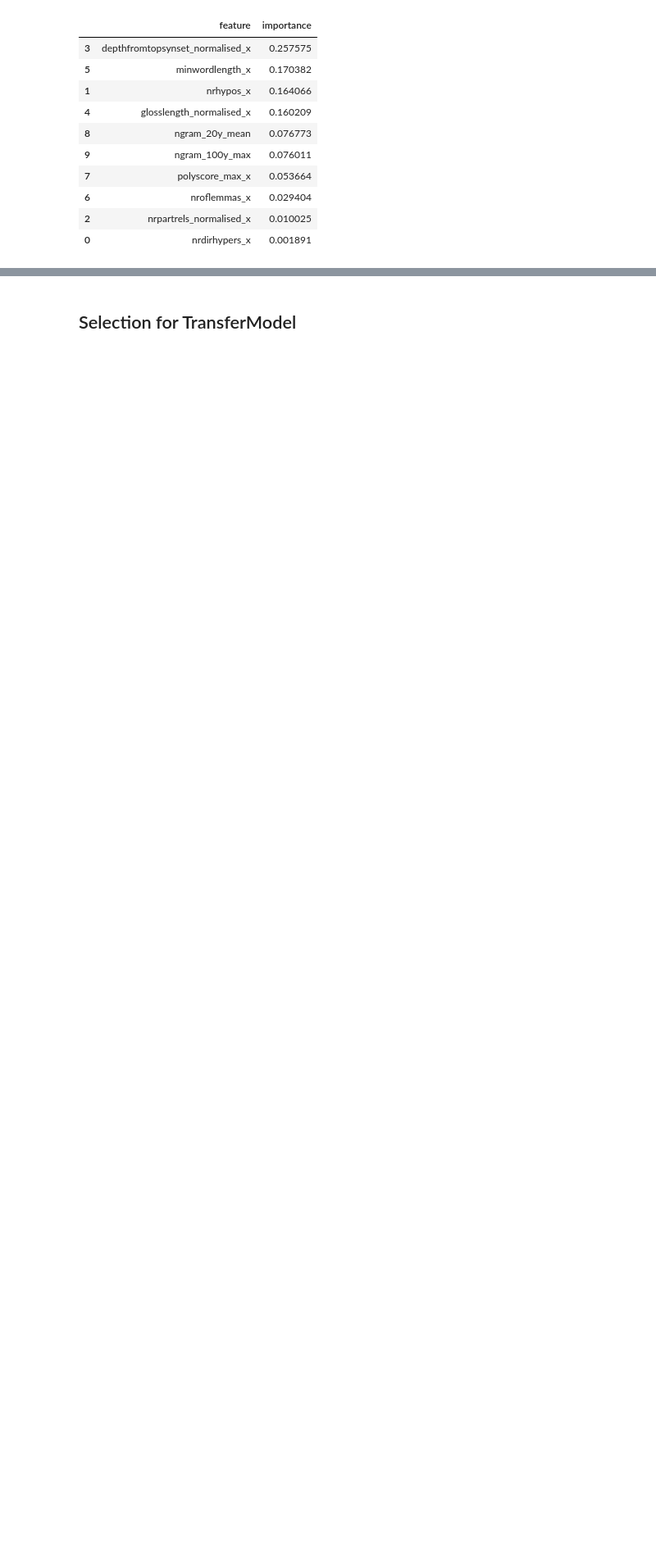
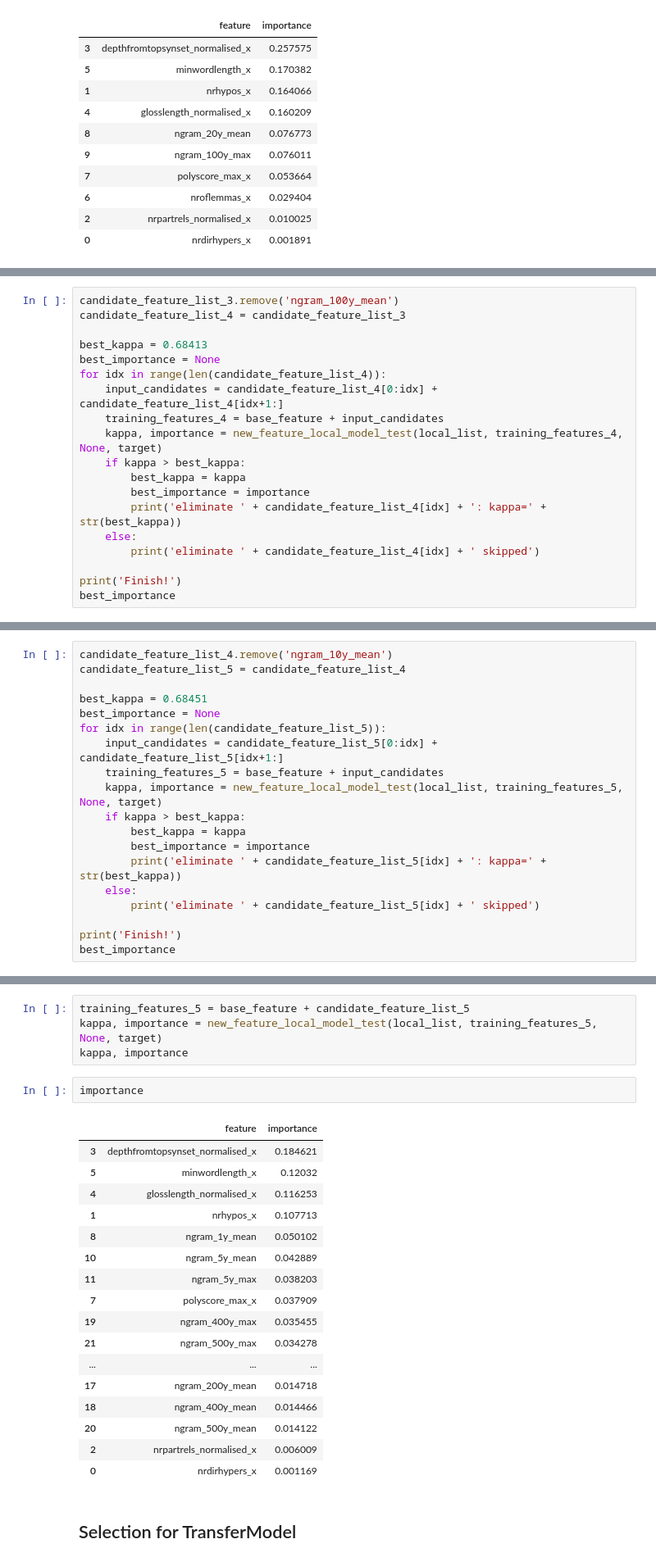
Before and after one commit to DanferWang/Basic_Level_work, a Jupyter notebook: Google_Ngrams/feature_selection.ipynb, the cells around one changed output, grey strips where cells are left out. Shown: that part at 82% size. Cells and saved outputs as stored; diff of their text form; blank space fills up the shorter version.

```diff
--- a/Google_Ngrams/feature_selection.ipynb
+++ b/Google_Ngrams/feature_selection.ipynb
@@ -589,0 +827,19 @@ best_importance
+# %%
+candidate_feature_list_3.remove('ngram_100y_mean')
+candidate_feature_list_4 = candidate_feature_list_3
+
+best_kappa = 0.68413
+best_importance = None
+for idx in range(len(candidate_feature_list_4)):
+    input_candidates = candidate_feature_list_4[0:idx] + candidate_feature_list_4[idx+1:]
+    training_features_4 = base_feature + input_candidates
+    kappa, importance = new_feature_local_model_test(local_list, training_features_4, None, target)
+    if kappa > best_kappa:
+        best_kappa = kappa
+        best_importance = importance
+        print('eliminate ' + candidate_feature_list_4[idx] + ': kappa=' + str(best_kappa))
+    else:
+        print('eliminate ' + candidate_feature_list_4[idx] + ' skipped')
+
+print('Finish!')
+best_importance
@@ -589,0 +859,19 @@ best_importance
+# %%
+candidate_feature_list_4.remove('ngram_10y_mean')
+candidate_feature_list_5 = candidate_feature_list_4
+
+best_kappa = 0.68451
+best_importance = None
+for idx in range(len(candidate_feature_list_5)):
+    input_candidates = candidate_feature_list_5[0:idx] + candidate_feature_list_5[idx+1:]
+    training_features_5 = base_feature + input_candidates
+    kappa, importance = new_feature_local_model_test(local_list, training_features_5, None, target)
+    if kappa > best_kappa:
+        best_kappa = kappa
+        best_importance = importance
+        print('eliminate ' + candidate_feature_list_5[idx] + ': kappa=' + str(best_kappa))
+    else:
+        print('eliminate ' + candidate_feature_list_5[idx] + ' skipped')
+
+print('Finish!')
+best_importance
@@ -590,3 +894,27 @@ best_importance
+# %%
+training_features_5 = base_feature + candidate_feature_list_5
+kappa, importance = new_feature_local_model_test(local_list, training_features_5, None, target)
+kappa, importance
+# %%
+importance
+# %% [output]
+|  | feature | importance |
+| 3 | depthfromtopsynset_normalised_x | 0.184621 |
+| 5 | minwordlength_x | 0.12032 |
+| 4 | glosslength_normalised_x | 0.116253 |
+| 1 | nrhypos_x | 0.107713 |
+| 8 | ngram_1y_mean | 0.050102 |
+| 10 | ngram_5y_mean | 0.042889 |
+| 11 | ngram_5y_max | 0.038203 |
+| 7 | polyscore_max_x | 0.037909 |
+| 19 | ngram_400y_max | 0.035455 |
+| 21 | ngram_500y_max | 0.034278 |
+| ... | ... | ... |
+| 17 | ngram_200y_mean | 0.014718 |
+| 18 | ngram_400y_mean | 0.014466 |
+| 20 | ngram_500y_mean | 0.014122 |
+| 2 | nrpartrels_normalised_x | 0.006009 |
+| 0 | nrdirhypers_x | 0.001169 |
 # %% [markdown]
 ## Selection for TransferModel
 # %%
```
Also changed, not shown: parts of 11 cells of this notebook, 3 other files.
